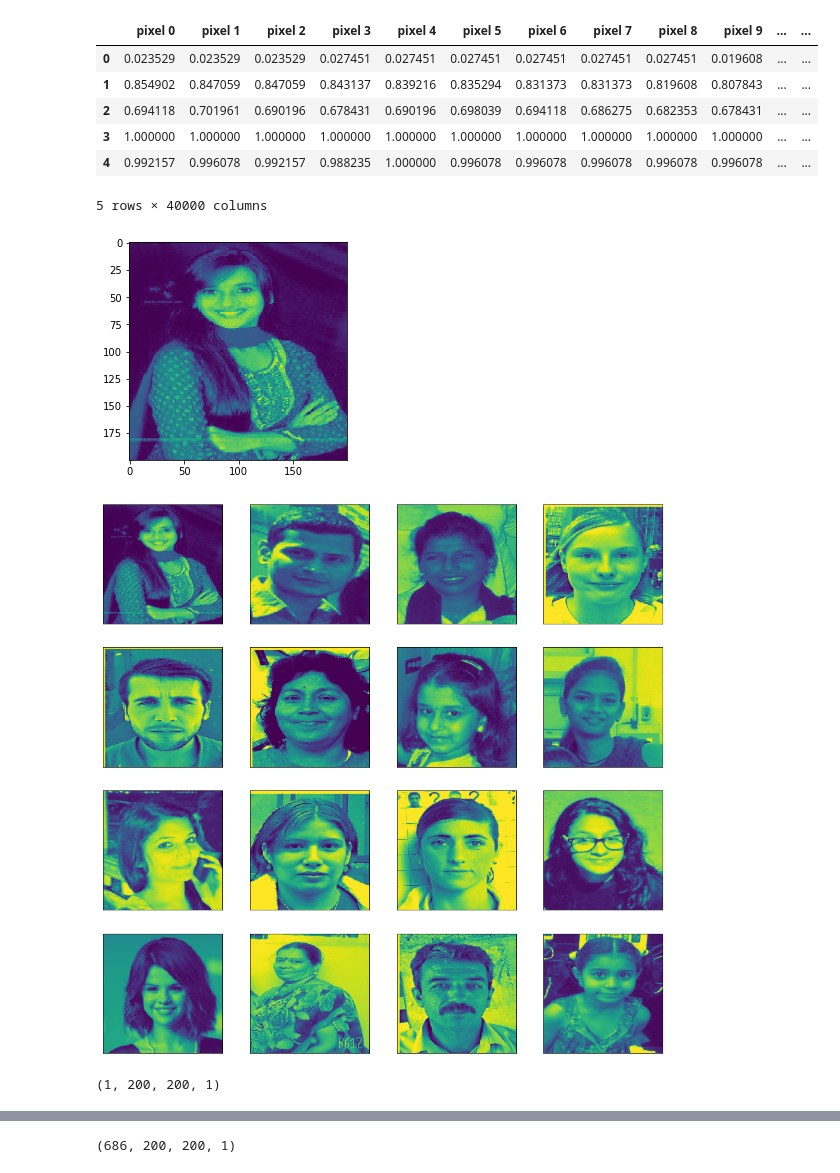
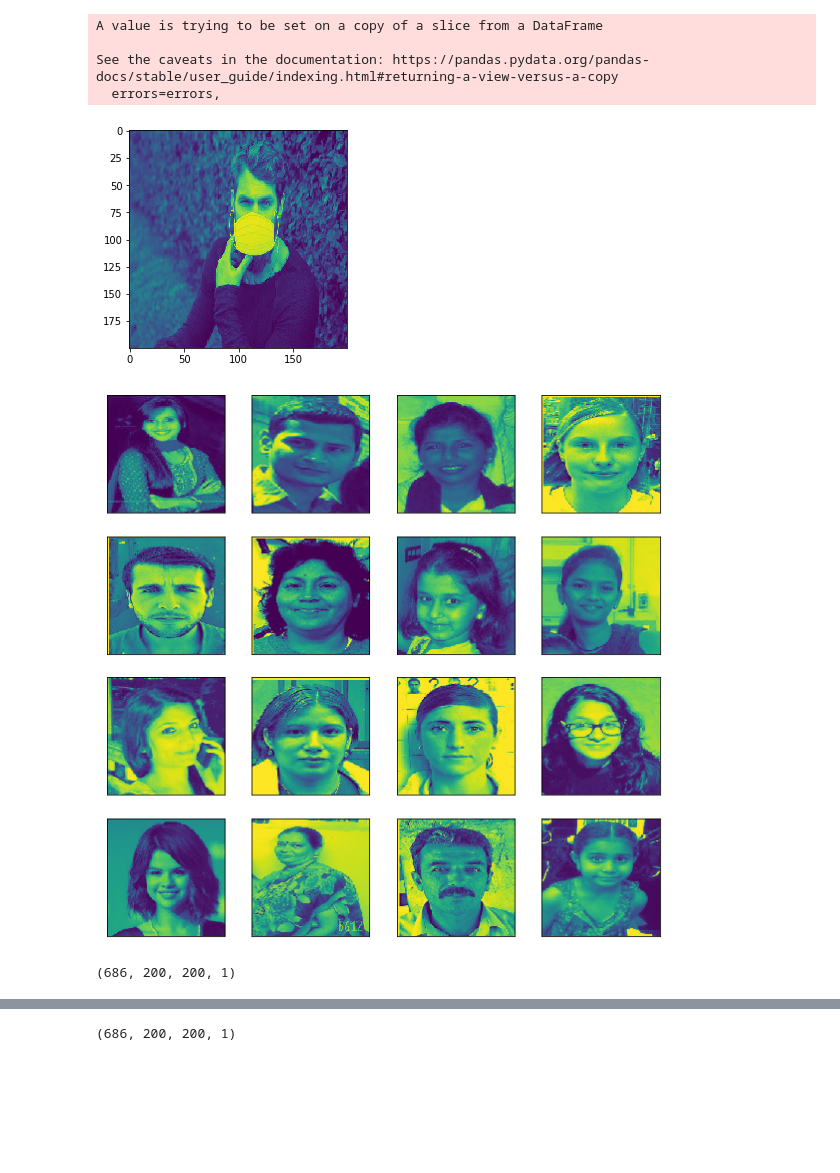
Before and after one commit to ZacharyJWyman/Mask-Detection, a Jupyter notebook: EDA Mask Classifier.ipynb, the cells around one changed output, grey strips where cells are left out. Drawn from its saved outputs; the diff is of its cells as text; code cells hidden in the pictures; blank space fills up the shorter version.

Commit message:
upload pixelated csv

```diff
--- a/EDA Mask Classifier.ipynb
+++ b/EDA Mask Classifier.ipynb
@@ -10,6 +10,7 @@ from tensorflow.keras.preprocessing.image import load_img, img_to_array
 #constants
 SHAPE = (200, 200)
 PATH = r"D:\Mask Detection\Mask-Detection\data"
+PATH_LABTOP = r"C:\Users\wyman\OneDrive\Desktop\Mask Detection\data"
 # %%
 mask_imgs = []
 no_mask_imgs = []
@@ -18,15 +19,16 @@ fp_nm = []
 
 
 #iterate through directory assigning images to array categories
-for dir in os.listdir(PATH):
+for dir in os.listdir(PATH_LABTOP):
     if dir == 'without_mask':
-        for filename in os.listdir(PATH + '\\' + str(dir)):
-            img = os.path.join(PATH + '\\' + str(dir), filename)
+        for filename in os.listdir(PATH_LABTOP + '\\' + str(dir)):
+            img = os.path.join(PATH_LABTOP + '\\' + str(dir), filename)
             img = load_img(img, target_size = SHAPE, grayscale = True)
             img = img_to_array(img)
             no_mask_imgs.append(img)
-        else:
-            img = os.path.join(PATH + '\\' + str(dir), filename)
+    else:
+        for filename in os.listdir(PATH_LABTOP + '\\' + str(dir)):
+            img = os.path.join(PATH_LABTOP + '\\' + str(dir), filename)
             img = load_img(img, target_size = SHAPE, grayscale = True)
             img = img_to_array(img)
             mask_imgs.append(img)
@@ -48,10 +53,0 @@ df.columns = ['pixel ' + str(i) for i in range(leng)]
-# %%
-df.head()
-# %% [output]
-|  | pixel 0 | pixel 1 | pixel 2 | pixel 3 | pixel 4 | pixel 5 | pixel 6 | pixel 7 | pixel 8 | pixel 9 | ... | ... |
-| 0 | 0.023529 | 0.023529 | 0.023529 | 0.027451 | 0.027451 | 0.027451 | 0.027451 | 0.027451 | 0.027451 | 0.019608 | ... | ... |
-| 1 | 0.854902 | 0.847059 | 0.847059 | 0.843137 | 0.839216 | 0.835294 | 0.831373 | 0.831373 | 0.819608 | 0.807843 | ... | ... |
-| 2 | 0.694118 | 0.701961 | 0.690196 | 0.678431 | 0.690196 | 0.698039 | 0.694118 | 0.686275 | 0.682353 | 0.678431 | ... | ... |
-| 3 | 1.000000 | 1.000000 | 1.000000 | 1.000000 | 1.000000 | 1.000000 | 1.000000 | 1.000000 | 1.000000 | 1.000000 | ... | ... |
-| 4 | 0.992157 | 0.996078 | 0.992157 | 0.988235 | 1.000000 | 0.996078 | 0.996078 | 0.996078 | 0.996078 | 0.996078 | ... | ... |
-5 rows × 40000 columns
@@ -58,21 +60,30 @@ df.head()
+# %%
+dfs = [X_train, X_test]
+for df in dfs:
+    df.drop('label', axis = 1, inplace = True)
+# %% [output]
+A value is trying to be set on a copy of a slice from a DataFrame
+
+See the caveats in the documentation: https://pandas.pydata.org/pandas-docs/stable/user_guide/indexing.html#returning-a-view-versus-a-copy
+  errors=errors,
 # %%
 #sample img
 img = plt.imshow(mask_imgs[0][:, :, 0])
 # %% [output]
-[figure, old version]
+[figure, new version]
 # %%
 #sample imgs no masks
-plt.figure(figsize = (16,16))
+plt.figure(figsize = (10,10))
 for i in range(16):
     plt.subplot(4, 4, i+1)
     plt.xticks([])
     plt.yticks([])
     plt.grid(False)
-    plt.imshow(mask_imgs[i][:,:,0])
+    plt.imshow(no_mask_imgs[i][:,:,0])
 plt.show()
 # %% [output]
-[figure, old version]
+[figure, new version]
 # %%
 no_mask_imgs.shape
 # %% [output]
-(1, 200, 200, 1)
+(686, 200, 200, 1)
```
Also changed, not shown: parts of 9 cells of this notebook, 2 other files.
